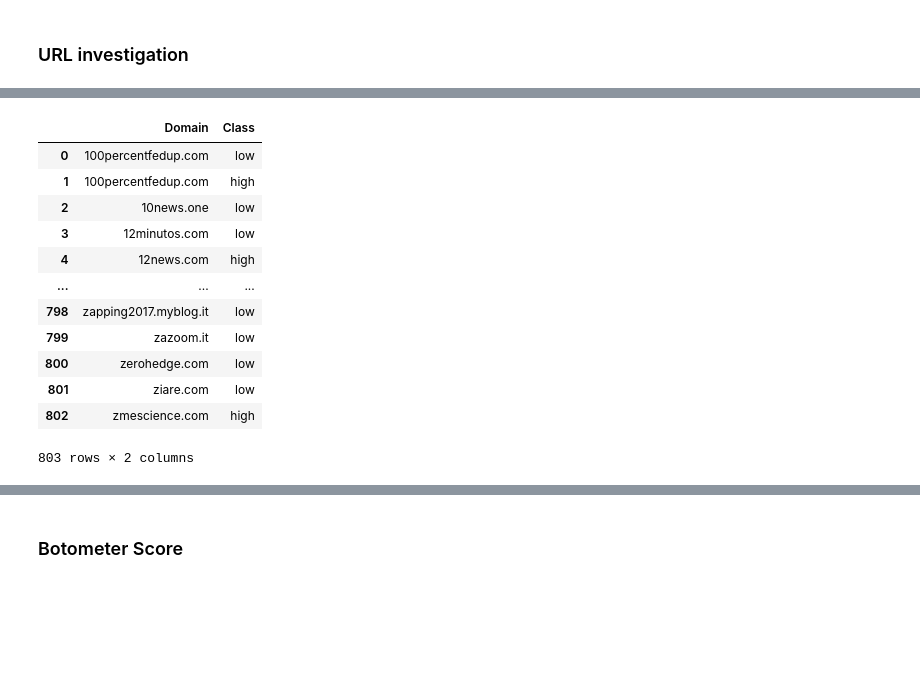
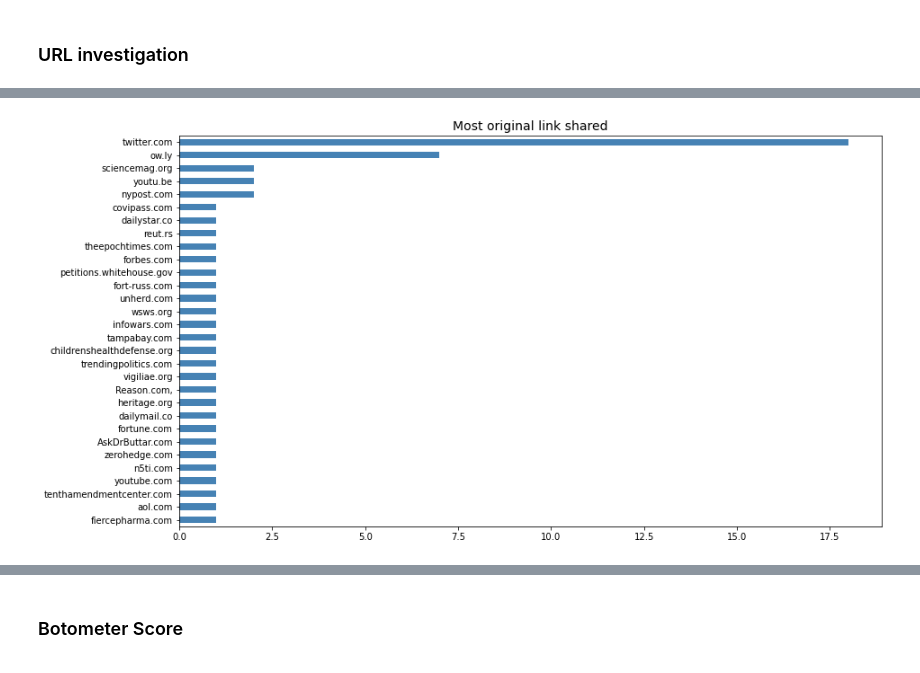
Before and after one commit to gi-ux/BachelorProject, a Jupyter notebook: notebook/Disinform_CCDH.ipynb, the cells around one changed output, grey strips where cells are left out. Cells and saved outputs as stored; diff of their text form; code cells hidden in the pictures; blank space fills up the shorter version.

```diff
--- a/notebook/Disinform_CCDH.ipynb
+++ b/notebook/Disinform_CCDH.ipynb
@@ -111,3 +114,13 @@ def print_pie_chart3(title, name1, name2, name3, len1, len2, len3):
     plt.setp(autotexts, size = 8, weight ="bold")
     ax.set_title(title)
     plt.show()
+# %%
+def remove_www(url_list):
+    urls_rt_beauty = []
+    for i in url_list:
+        value = i
+        if "www" in i:
+            splitted = i.split(".")
+            value = splitted[1] + "." + splitted[2]
+        urls_rt_beauty.append(value)
+    return urls_rt_beauty
@@ -416,7 +455,6 @@ urls = [tweets_utils.url_decompress(v) if v != "[]" else "0" for v in link]
 urls = list(filter(lambda num: num != "0", urls))
 urls_rt = [tweets_utils.url_decompress(v) if v != "[]" else "0" for v in rt_link]
 urls_rt = list(filter(lambda num: num != "0", urls_rt))
-
-# urls
-urls_rt
+urls = remove_www(urls)
+urls_rt = remove_www(urls_rt)
 # date = [tweets_utils.process_datetime(v) for v in data]
@@ -441,18 +461,9 @@ urls_rt
-# %%
-credibility_url = pd.read_csv("C:/Users/Gianluca/Desktop/Supsi/Git/BachelorProject/csv/credibility.csv")
-credibility_url = credibility_url[["Domain", "Class"]]
-credibility_url
-# %% [output]
-|  | Domain | Class |
-| 0 | 100percentfedup.com | low |
-| 1 | 100percentfedup.com | high |
-| 2 | 10news.one | low |
-| 3 | 12minutos.com | low |
-| 4 | 12news.com | high |
-| ... | ... | ... |
-| 798 | zapping2017.myblog.it | low |
-| 799 | zazoom.it | low |
-| 800 | zerohedge.com | low |
-| 801 | ziare.com | low |
-| 802 | zmescience.com | high |
-803 rows × 2 columns
+# %%
+val = pd.Series(urls).value_counts().sort_values(ascending=False)
+fig = plt.figure(figsize=(14, 8))
+ax = val[:30].plot(kind='barh', color='steelblue', fig=(14,14))
+ax.set_title('Most original link shared', fontsize=14)
+ax.invert_yaxis()
+plt.show()
+# %% [output]
+[figure, added]
```
Also changed, not shown: parts of 13 cells of this notebook.
